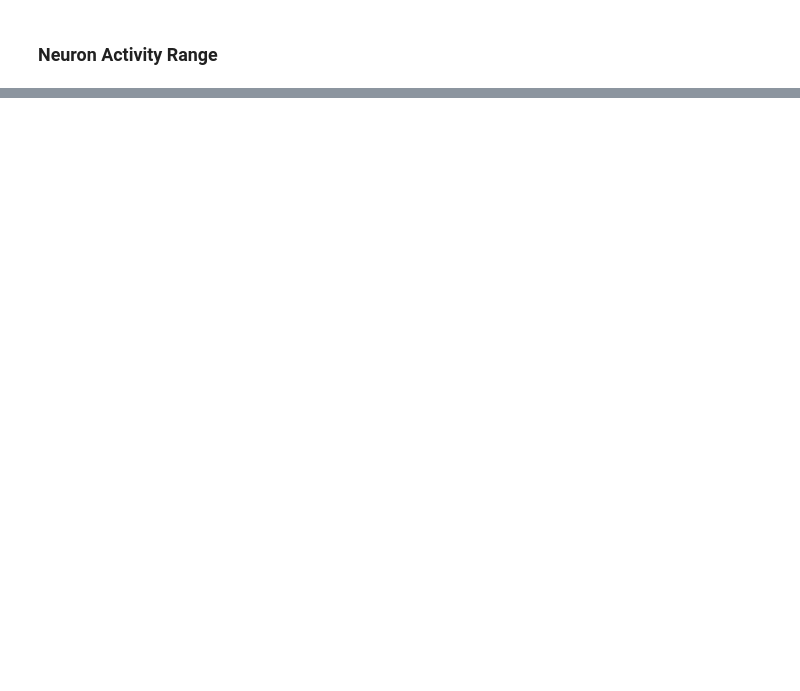
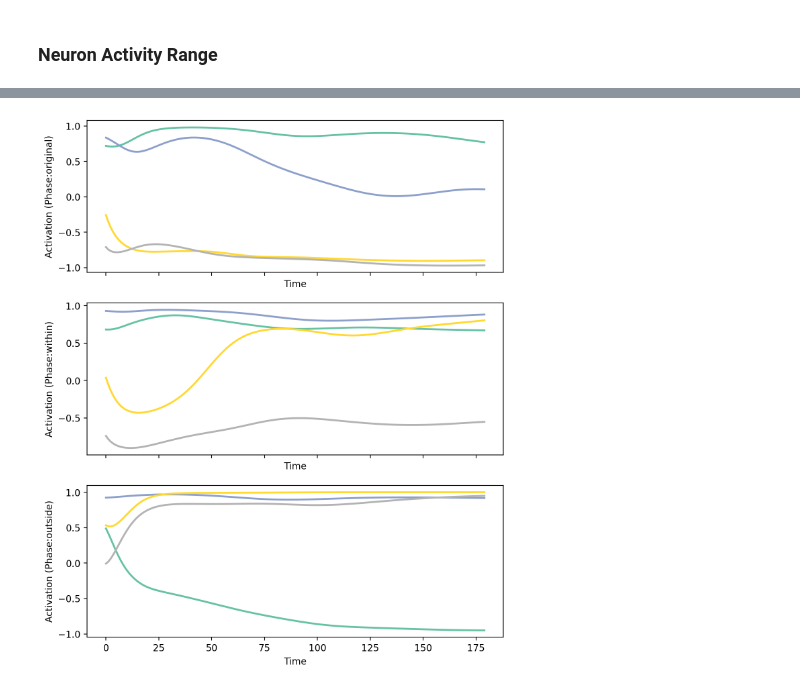
Before and after one commit to vijaynyaya/neural-manifold-and-plasticity, a Jupyter notebook: notebooks/vj_single_neuron.ipynb, the cells around one changed output, grey strips where cells are left out. Drawn from its saved outputs; the diff is of its cells as text; code cells hidden in the pictures; blank space fills up the shorter version.

```diff
--- a/notebooks/vj_single_neuron.ipynb
+++ b/notebooks/vj_single_neuron.ipynb
@@ -15,7 +19,23 @@ omp_manifold = pert["manifold"]["within"]["activity"].reshape(50, -1, 800)
 omp_trial_order = pert["manifold"]["within"]["order"]
 wmp_manifold = pert["manifold"]["outside"]["activity"].reshape(50, -1, 800)
 wmp_trial_order = pert["manifold"]["outside"]["order"]
+# %%
+manifold = {
+  "original": {
+      "activity": og_manifold,
+      "order": og_trial_order
+    },
+  "within": {
+      "activity": omp_manifold,
+      "order": omp_trial_order
+    },
+  "outside": {
+      "activity": wmp_manifold,
+      "order": wmp_trial_order
+    }
+}
 # %%
+n_targets = 4
 target = 0 # 0-6
 neuron_idx = 1
 # %% [markdown]
@@ -57,0 +79,23 @@ plt.show()
+# %%
+def tuning_curve(neuron_idx):
+  """
+  Plot the tuning curves for a given neuron index.
+  """
+  fig, axs = plt.subplots(3, 1, figsize=(8, 10), sharex=True, dpi=200)
+  cm = plt.get_cmap("Set2", n_targets)
+  for i,  phase in enumerate(["original", "within", "outside"]):
+    ax = axs[i]
+    trial_order = manifold[phase]["order"]
+    activity = manifold[phase]["activity"]
+    for target_idx in range(n_targets):
+      mean_activity = np.mean(activity[trial_order == target_idx, :, neuron_idx], axis=0)
+      ax.plot(timesteps, mean_activity, label=f"Target {target_idx}", linewidth=2, color=cm(target_idx))
+    ax.set_xlabel("Time")
+    ax.set_ylabel(f"Activation (Phase:{phase})")
+  return fig, axs
+# %%
+neuron_idx = 0
+fig, axs = tuning_curve(neuron_idx)
+fig.savefig(f"./turning_curve_{neuron_idx}.png", dpi=300)
+# %% [output]
+[figure, added]
```
Also changed, not shown: parts of 4 cells of this notebook, 26 other files.
